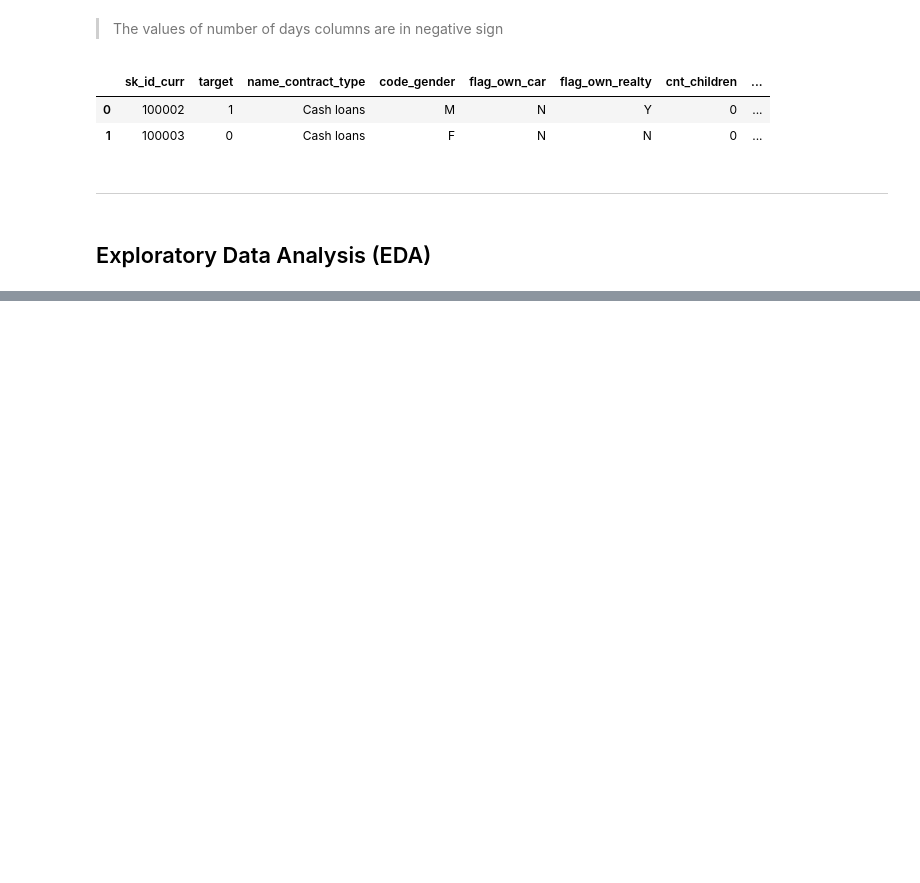
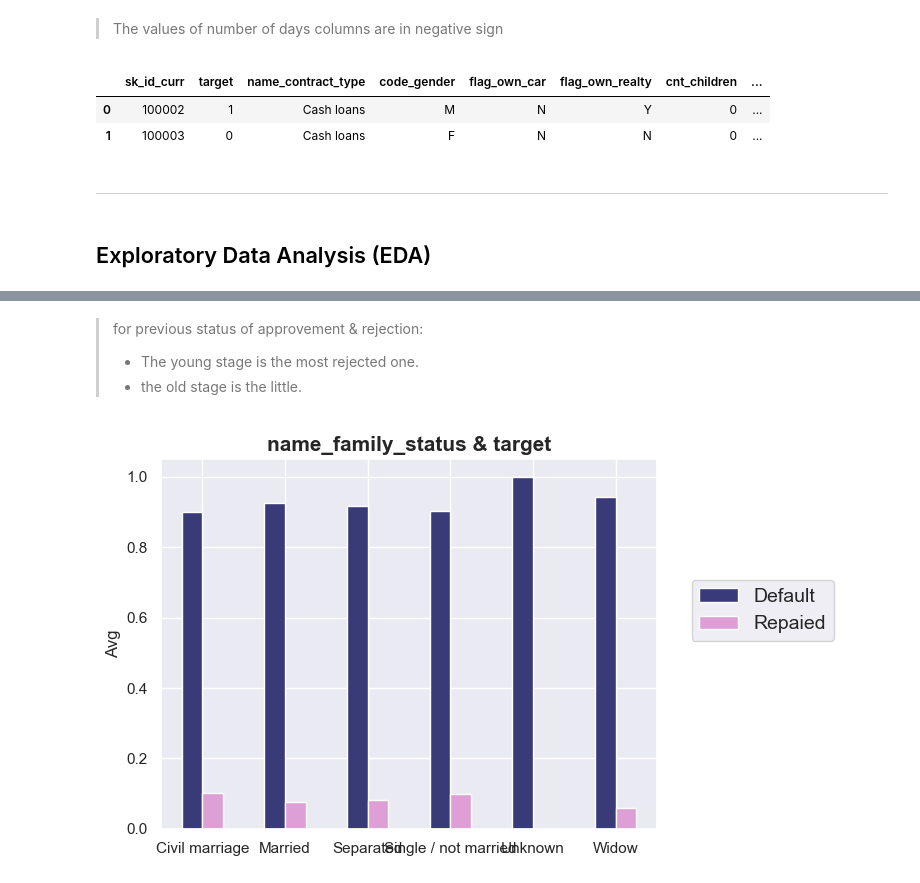
Before and after one commit to mo7amed7assan1911/Loan_Default_Study, a Jupyter notebook: Loan_Default_Study.ipynb, the cells around one changed output, grey strips where cells are left out. Drawn from its saved outputs; the diff is of its cells as text; code cells hidden in the pictures; blank space fills up the shorter version.

```diff
--- a/Loan_Default_Study.ipynb
+++ b/Loan_Default_Study.ipynb
@@ -698,0 +728,10 @@ PlotPropotions(pro, 'code_gender', 'F', 'M')
+# %% [markdown]
+> for previous status of approvement & rejection:
+> * The young stage is the most rejected one.
+> * the old stage is the little.
+# %%
+propotions_of_jobs = get_propotions(df_train, 'name_family_status')
+
+PlotPropotions(propotions_of_jobs)
+# %% [output]
+[figure, added]
```
Also changed, not shown: parts of 24 cells of this notebook.
